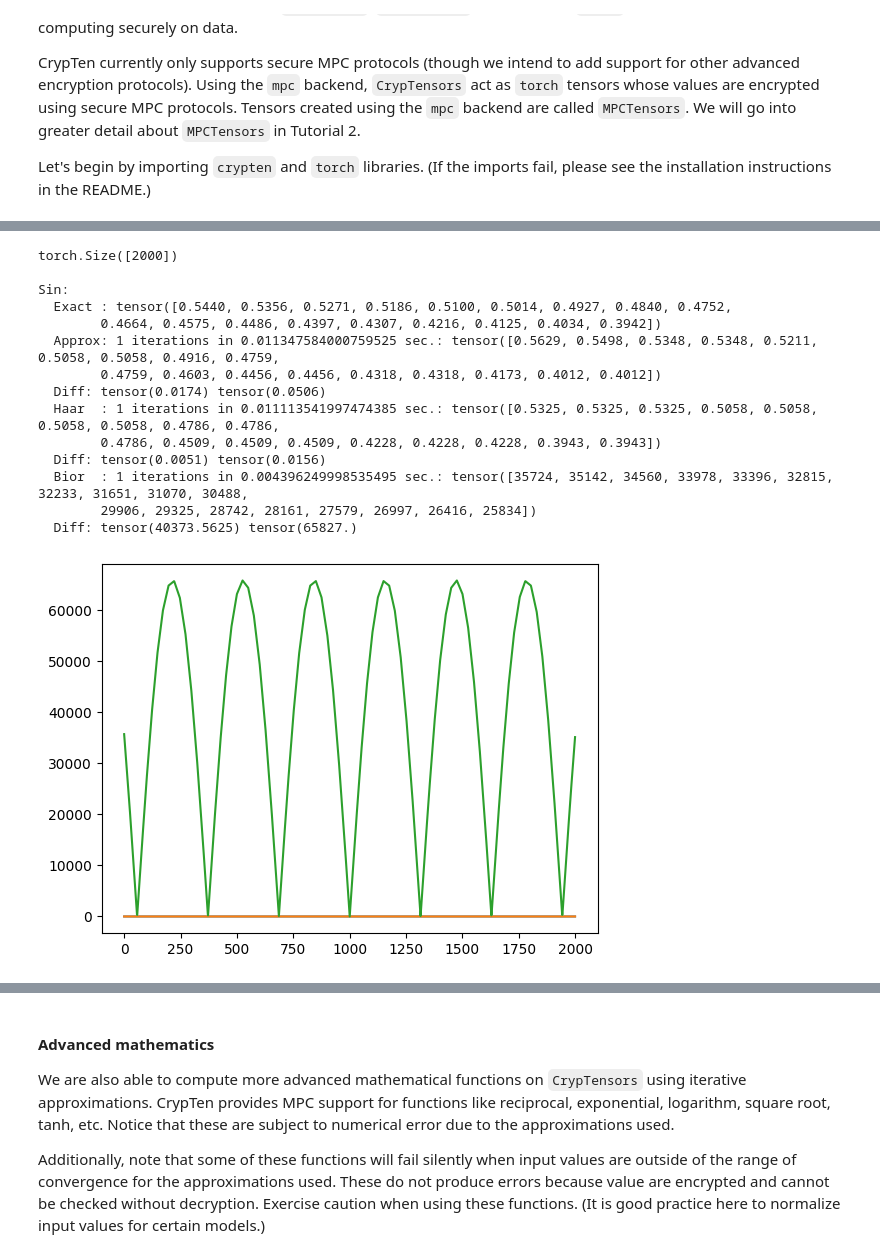
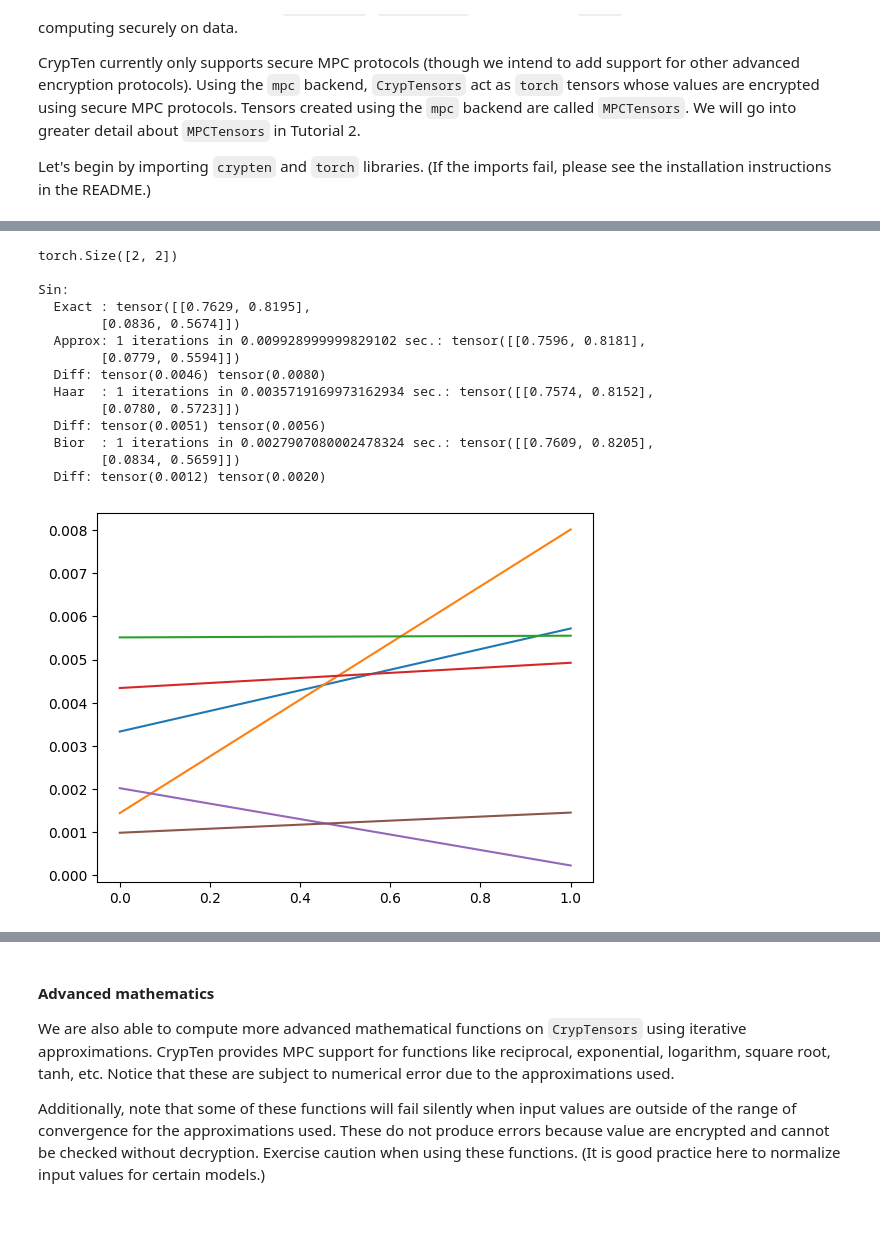
Before and after one commit to jimouris/curl, a Jupyter notebook: tutorials/Tutorial_0_Function_Approximations.ipynb, the cells around one changed output, grey strips where cells are left out. Cells and saved outputs as stored; diff of their text form; code cells hidden in the pictures; blank space fills up the shorter version.

Commit message:
fix: set bior result precision back

```diff
--- a/tutorials/Tutorial_0_Function_Approximations.ipynb
+++ b/tutorials/Tutorial_0_Function_Approximations.ipynb
@@ -320,44 +314,45 @@ Inverse Square Root: (LUT faster)
 # %%
-x = torch.arange(-10, 10, 0.01)
+# x = torch.arange(-10, 10, 0.01)
+x = torch.rand((2, 2))
 print(x.size())
 x_enc = crypten.cryptensor(x)
 
 print("\nSin:")
 print("  Exact :", x.sin()[:print_terms])
 with cfg.temp_override({"functions.trigonometry_method": 'NR'}):
     start1 = timeit.default_timer()
     for _ in range(num_iters):
         z_enc = x_enc.sin()  # Private
     print("  Approx:", num_iters, "iterations in",  timeit.default_timer() - start1, "sec.:", z_enc.get_plain_text()[:print_terms])
     print_diff(x.sin(), z_enc)
 with cfg.temp_override({"functions.trigonometry_method": 'haar'}):
     start1 = timeit.default_timer()
     for _ in range(num_iters):
         z_enc = x_enc.sin()  # Private
     print("  Haar  :", num_iters, "iterations in",  timeit.default_timer() - start1, "sec.:", z_enc.get_plain_text()[:print_terms])
     print_diff(x.sin(), z_enc)
 with cfg.temp_override({"functions.trigonometry_method": 'bior'}):
     start1 = timeit.default_timer()
     for _ in range(num_iters):
         z_enc = x_enc.sin()  # Private
     print("  Bior  :", num_iters, "iterations in",  timeit.default_timer() - start1, "sec.:", z_enc.get_plain_text()[:print_terms])
     print_diff(x.sin(), z_enc)
 # %% [output]
-torch.Size([2000])
+torch.Size([2, 2])
 
 Sin:
-  Exact : tensor([0.5440, 0.5356, 0.5271, 0.5186, 0.5100, 0.5014, 0.4927, 0.4840, 0.4752,
-        0.4664, 0.4575, 0.4486, 0.4397, 0.4307, 0.4216, 0.4125, 0.4034, 0.3942])
-  Approx: 1 iterations in 0.011347584000759525 sec.: tensor([0.5629, 0.5498, 0.5348, 0.5348, 0.5211, 0.5058, 0.5058, 0.4916, 0.4759,
-        0.4759, 0.4603, 0.4456, 0.4456, 0.4318, 0.4318, 0.4173, 0.4012, 0.4012])
-  Diff: tensor(0.0174) tensor(0.0506)
-  Haar  : 1 iterations in 0.011113541997474385 sec.: tensor([0.5325, 0.5325, 0.5325, 0.5058, 0.5058, 0.5058, 0.5058, 0.4786, 0.4786,
-        0.4786, 0.4509, 0.4509, 0.4509, 0.4228, 0.4228, 0.4228, 0.3943, 0.3943])
-  Diff: tensor(0.0051) tensor(0.0156)
-  Bior  : 1 iterations in 0.004396249998535495 sec.: tensor([35724, 35142, 34560, 33978, 33396, 32815, 32233, 31651, 31070, 30488,
-        29906, 29325, 28742, 28161, 27579, 26997, 26416, 25834])
-  Diff: tensor(40373.5625) tensor(65827.)
+  Exact : tensor([[0.7629, 0.8195],
+        [0.0836, 0.5674]])
+  Approx: 1 iterations in 0.009928999999829102 sec.: tensor([[0.7596, 0.8181],
+        [0.0779, 0.5594]])
+  Diff: tensor(0.0046) tensor(0.0080)
+  Haar  : 1 iterations in 0.0035719169973162934 sec.: tensor([[0.7574, 0.8152],
+        [0.0780, 0.5723]])
+  Diff: tensor(0.0051) tensor(0.0056)
+  Bior  : 1 iterations in 0.0027907080002478324 sec.: tensor([[0.7609, 0.8205],
+        [0.0834, 0.5659]])
+  Diff: tensor(0.0012) tensor(0.0020)
-[figure, old version]
+[figure, new version]
 # %%
 print("\nCos:")
 print("  Exact :", x.cos()[:print_terms])
```
Also changed, not shown: parts of 11 cells of this notebook, 1 other file.
